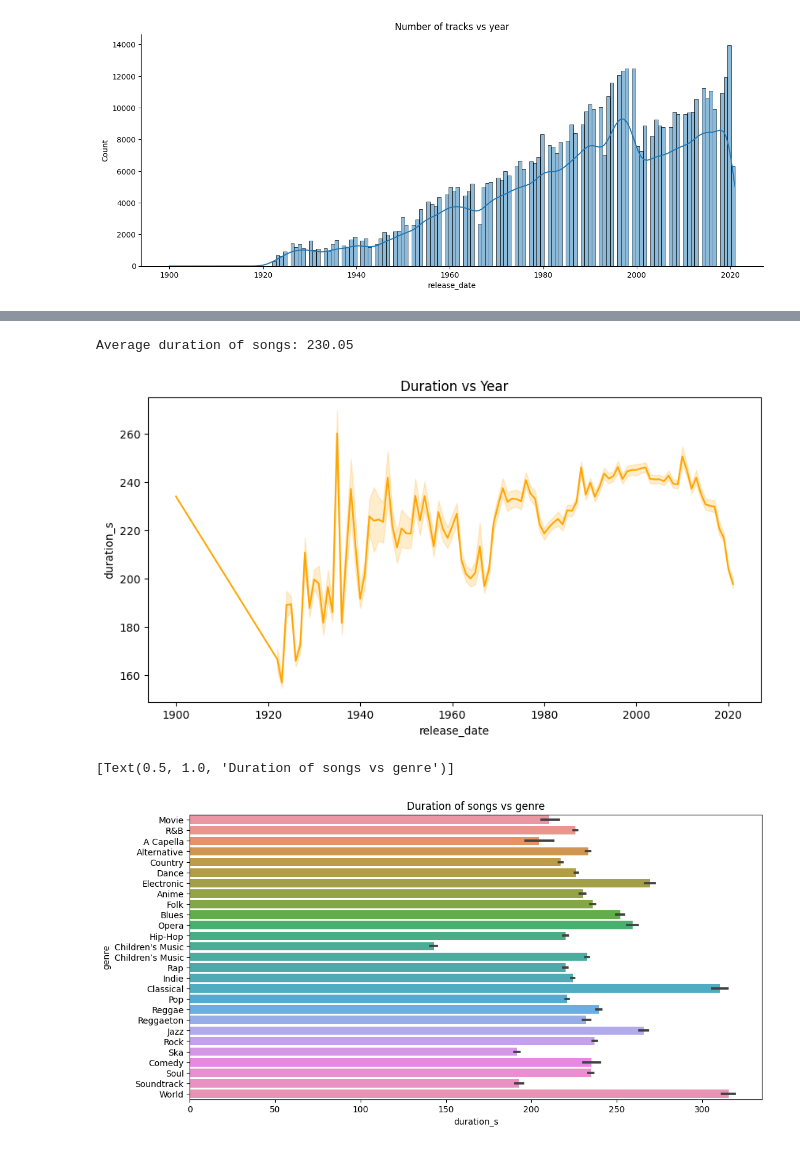
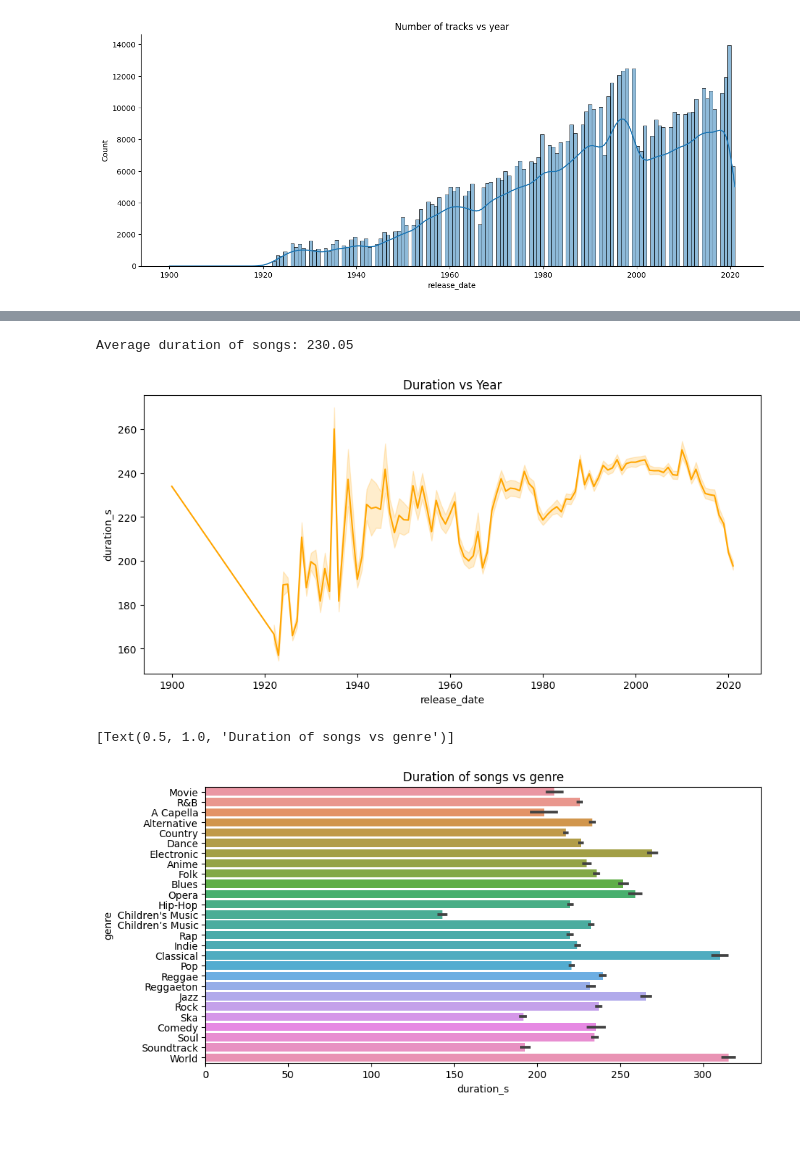
Before and after one commit to S99C/Spotify-EDA, a Jupyter notebook: main.ipynb, the cells around one changed output, grey strips where cells are left out. Saved outputs shown, nothing was run; the diff lists cells and outputs as text; code cells hidden in the pictures.

```diff
--- a/main.ipynb
+++ b/main.ipynb
@@ -203,16 +203,16 @@ sn.regplot(x='acousticness', y='popularity', color='grey', data=df_tracks.sample
 # %%
 # Duration of songs with time
 
 duration_ = df_tracks.duration_s
 
-py.figure(figsize=(10,5))
+py.figure(figsize=(11,5))
 sn.lineplot(x=years, y=duration_, color='orange').set(title='Duration vs Year')
 
 # Average duration of songs
 print("Average duration of songs:", round((duration_.mean()), 2))
 # %% [output]
 Average duration of songs: 230.05
-[figure, old version]
+[figure, new version]
 # %%
 # Duration of songs based on genre
 
@@ -220,10 +220,10 @@ Average duration of songs: 230.05
 df_genre.rename(columns = {'duration_ms':'duration_s'}, inplace = True)
 df_genre['duration_s'] = df_genre['duration_s'].divide(1000).round(2)
 
-# plot
+# Bar plot
 #change 10 to modify the y/x axis ratio py.show()
-fig, ax = py.subplots(figsize=(12, 6))
+fig, ax = py.subplots(figsize=(10, 5))
 sn.barplot(data=df_genre, y='genre', x='duration_s', ax=ax).set(title='Duration of songs vs genre')
 # %% [output]
 [Text(0.5, 1.0, 'Duration of songs vs genre')]
-[figure, old version]
+[figure, new version]
```
Also changed, not shown: parts of 3 cells of this notebook.
